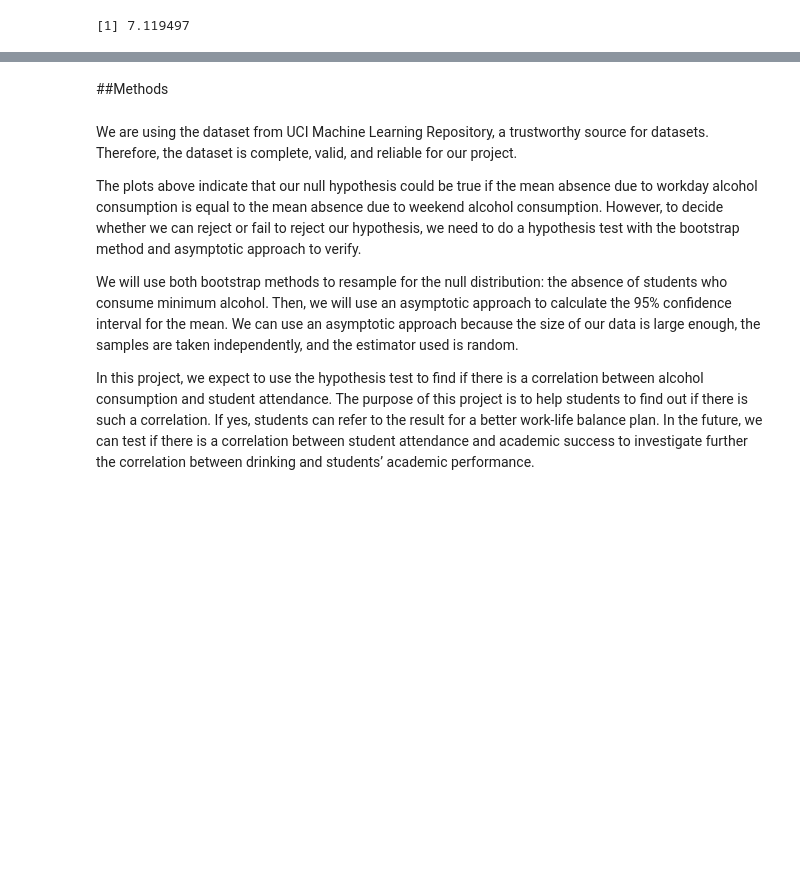
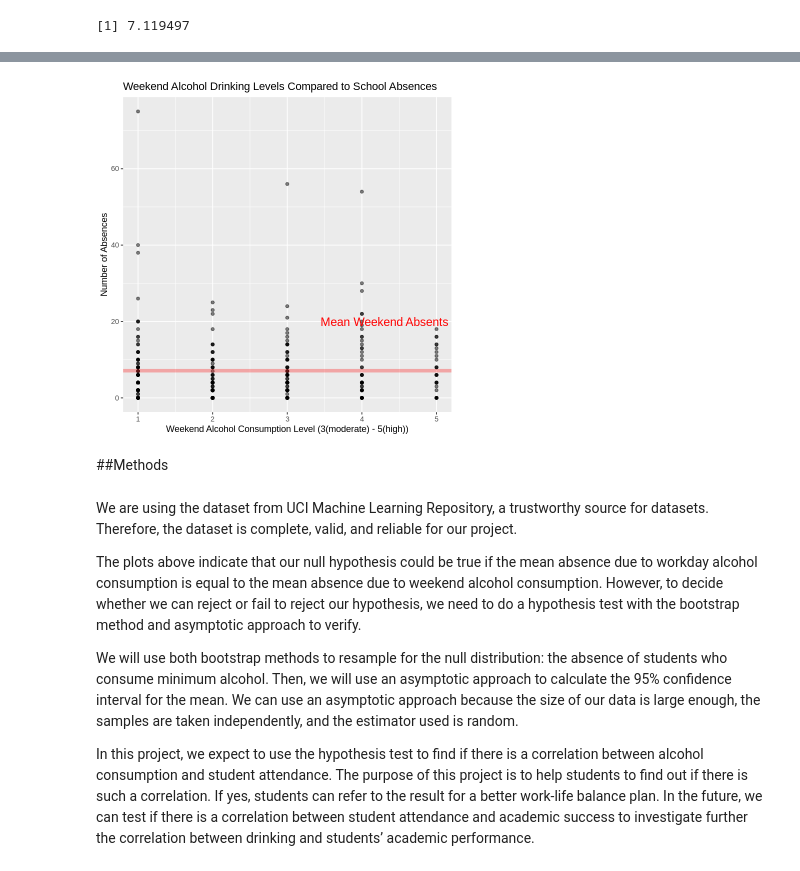
Before and after one commit to aaaaanniez/AlcoholAffect, a Jupyter notebook: Project_Proposal.ipynb, the cells around one changed output, grey strips where cells are left out. Saved outputs shown, nothing was run; the diff lists cells and outputs as text; code cells hidden in the pictures; blank space fills up the shorter version.

```diff
--- a/Project_Proposal.ipynb
+++ b/Project_Proposal.ipynb
@@ -112,16 +112,18 @@ workday_scatterplot
 # %%
 #weekend scatterplot
 options(repr.plot.height = 6, repr.plot.width = 6)
 weekend_scatterplot <- alcohol_data %>%
     ggplot(aes(x = weekend_ac, y = absences)) +
     geom_point(alpha = 0.5) +
     geom_hline(yintercept = mean_weekend_absents, color = "red", alpha=.3, lwd=2) +
     labs(title = "Weekend Alcohol Drinking Levels Compared to School Absences",
          x = "Weekend Alcohol Consumption Level (3(moderate) - 5(high))",
          y = "Number of Absences") +
     theme(text = element_text(size = 11)) +
     annotate("text",x = 4.3, y = 20, label = "Mean Weekend Absents", color="red", size=5)
-workday_scatterplot
+weekend_scatterplot
+# %% [output]
+[figure, added]
 # %% [markdown]
 ##Methods
 # %% [markdown]
```
Also changed, not shown: parts of 2 cells of this notebook.
